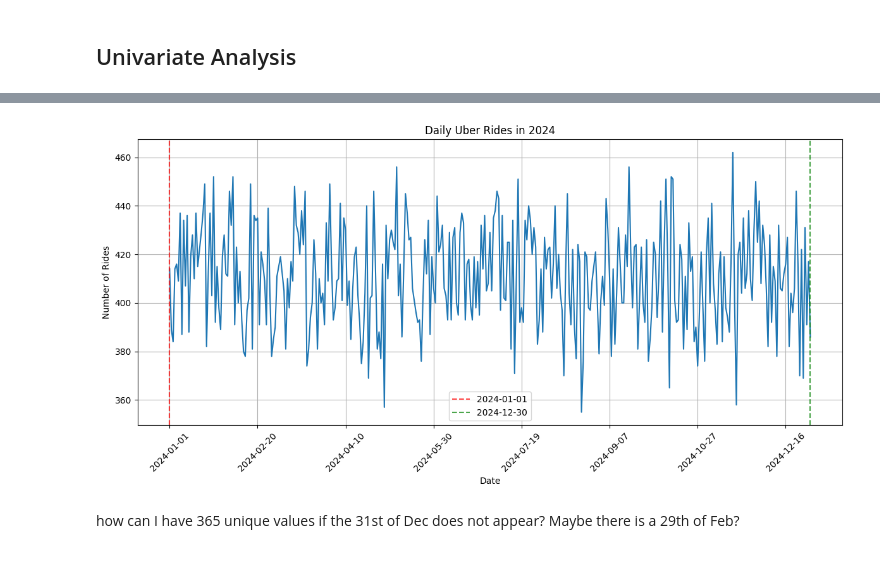
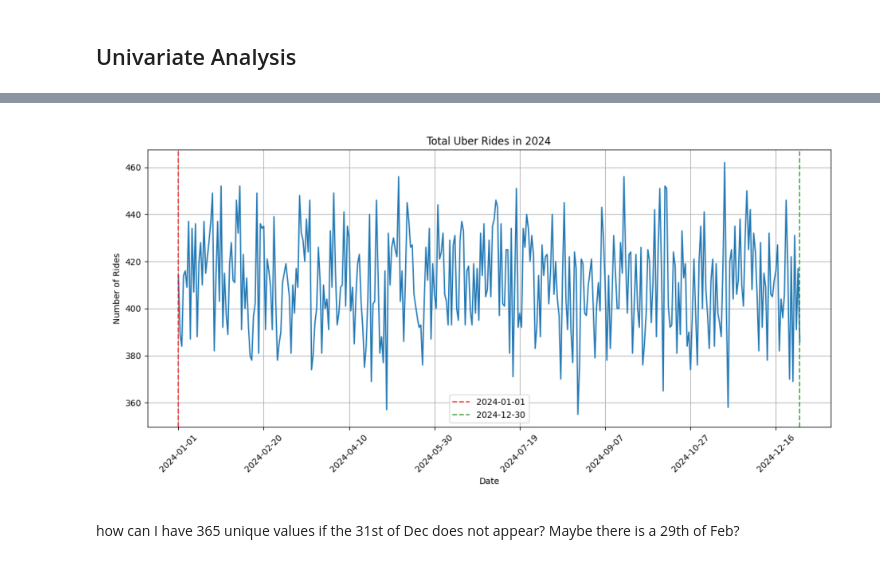
Before and after one commit to amaldu/uber-ride-cancellation-prediction, a Jupyter notebook: uber-analysis/notebooks/03_eda.ipynb, the cells around one changed output, grey strips where cells are left out. Cells and saved outputs as stored; diff of their text form; code cells hidden in the pictures.

```diff
--- a/uber-analysis/notebooks/03_eda.ipynb
+++ b/uber-analysis/notebooks/03_eda.ipynb
@@ -240,3 +155,11 @@ for col in numerical_columns:
 df_typed.to_parquet("../data/bronze/clean_dataset.parquet",  engine='fastparquet', index=False)
 # %% [markdown]
 ## Data Profiling
+# %%
+import pandas as pd
+import os
+import seaborn as sns
+import matplotlib.pyplot as plt
+
+df_typed = pd.read_parquet("../data/bronze/clean_dataset.parquet",  engine='fastparquet', index=False)
+df_typed
@@ -308,0 +243,5 @@ stats
+# %%
+data['date_length'] = data['date'].str.len()
+print("\nUnique lengths of date strings:", data['date_length'].unique())
+print("Counts per length:")
+print(data['date_length'].value_counts())
@@ -309,26 +303,37 @@ stats
 # %%
-plt.figure(figsize=(12, 6))
-daily_counts = data.groupby('date').size()
-plt.plot(daily_counts.index, daily_counts.values)
+plot_file = 'imgs/date_lineplot.png'
 
-first_date = daily_counts.index.min()
-last_date = daily_counts.index.max()
-first_date_label = daily_counts.index.min()
-last_date_label = daily_counts.index.max()
-plt.axvline(first_date, color='red', linestyle='--', alpha=0.7, label=first_date_label)
-plt.axvline(last_date, color='green', linestyle='--', alpha=0.7, label=last_date_label)
-plt.title('Daily Uber Rides in 2024')
-plt.xlabel('Date')
-plt.ylabel('Number of Rides')
+if os.path.exists(plot_file):
+    img = plt.imread(plot_file)
+    plt.figure(figsize=(12, 6))
+    plt.imshow(img)
+    plt.axis('off')
+    plt.show()
+else:
+    plt.figure(figsize=(12, 6))
+    daily_counts = data.groupby('date').size()
+    plt.plot(daily_counts.index, daily_counts.values)
 
-plt.xticks(rotation=45)
-plt.gca().xaxis.set_major_locator(plt.MaxNLocator(10))
-plt.grid()
-plt.legend()
-plt.tight_layout()
-plt.show()
+    first_date = daily_counts.index.min()
+    last_date = daily_counts.index.max()
+    first_date_label = daily_counts.index.min()
+    last_date_label = daily_counts.index.max()
+    plt.axvline(first_date, color='red', linestyle='--', alpha=0.7, label=first_date_label)
+    plt.axvline(last_date, color='green', linestyle='--', alpha=0.7, label=last_date_label)
+    plt.title('Total Uber Rides in 2024')
+    plt.xlabel('Date')
+    plt.ylabel('Number of Rides')
+
+    plt.xticks(rotation=45)
+    plt.gca().xaxis.set_major_locator(plt.MaxNLocator(10))
+    plt.grid()
+    plt.legend()
+    plt.tight_layout()
+    os.makedirs('imgs', exist_ok=True)
+    plt.savefig(plot_file)
+    plt.show()
 # %% [output]
-[figure, old version]
+[figure, new version]
 # %% [markdown]
 how can I have 365 unique values if the 31st of Dec does not appear? Maybe there is a 29th of Feb?
 # %%
```
Also changed, not shown: parts of 41 cells of this notebook.
